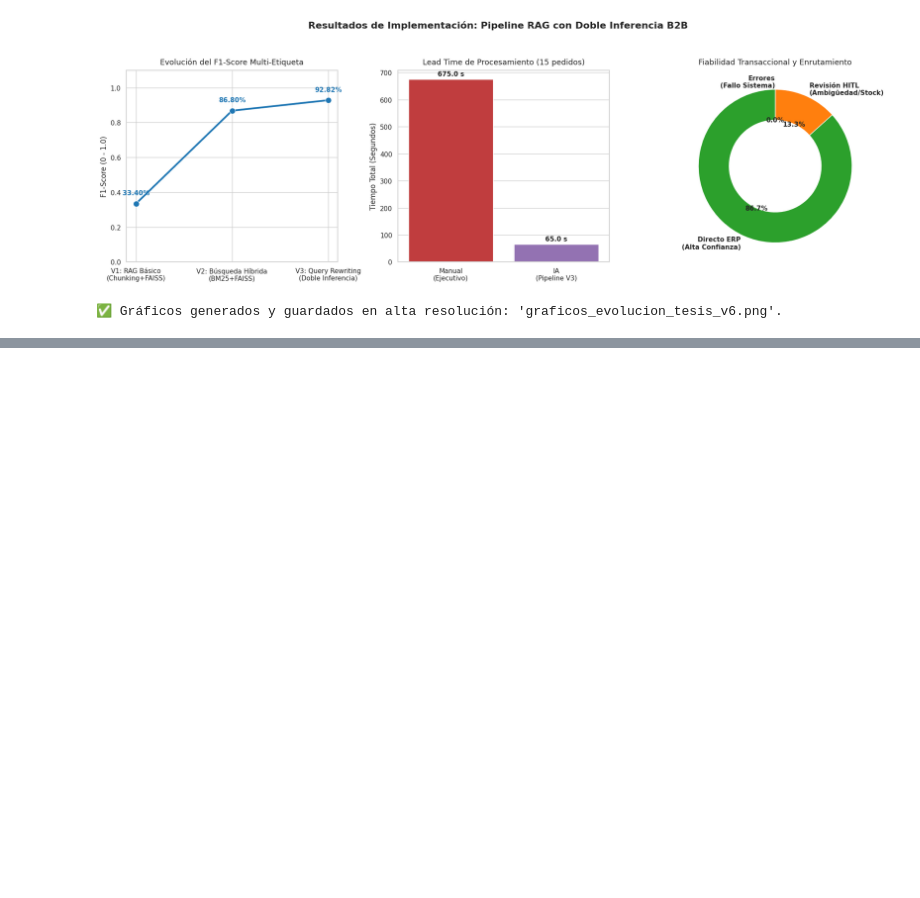
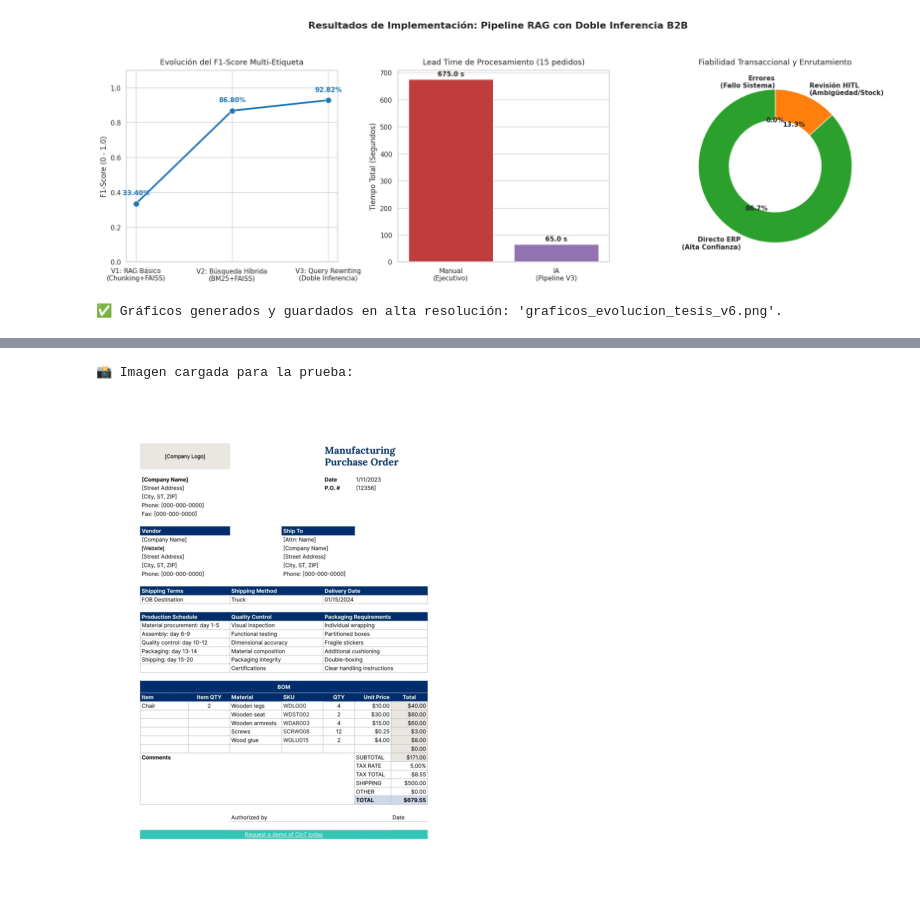
Before and after one commit to viejomatius/pedidos_ia_tesis_mia, a Jupyter notebook: main_procesamiento_pedidos_ia.ipynb, the cells around one changed output, grey strips where cells are left out. Cells and saved outputs as stored; diff of their text form; code cells hidden in the pictures; blank space fills up the shorter version.

```diff
--- a/main_procesamiento_pedidos_ia.ipynb
+++ b/main_procesamiento_pedidos_ia.ipynb
@@ -1084,0 +934,77 @@ This share link expires in 1 week. For free permanent hosting and GPU upgrades,
+# %%
+# @title **prueba unitaria modelo de vision vlm y estructura corregids**
+# ==============================================================================
+# PRUEBA UNITARIA: MODELO DE VISIÓN (VLM) ESTRUCTURA CORREGIDA
+# ==============================================================================
+import cv2
+import base64
+import matplotlib.pyplot as plt
+from io import BytesIO
+from PIL import Image
+from langchain_openai import ChatOpenAI
+from langchain_core.messages import HumanMessage
+
+ruta_imagen_prueba = "prueba_orden.jpg"
+
+def test_vision_multimodal(imagen_numpy):
+    try:
+        # Convertir a Base64
+        img_pil = Image.fromarray(imagen_numpy)
+        buffered = BytesIO()
+        img_pil.save(buffered, format="JPEG")
+        img_str = base64.b64encode(buffered.getvalue()).decode("utf-8")
+
+        # Instanciar el modelo de visión
+        llm_vision = ChatOpenAI(model="gpt-4o", temperature=0, max_tokens=800)
+
+        # Estructura estricta exigida por OpenAI
+        mensaje = HumanMessage(
+            content=[
+                {
+                    "type": "text",
+                    "text": "Eres un asistente de logística industrial. Extrae los productos y cantidades de esta orden de compra, factura o nota. IGNORA direcciones, logos, NIT/RUC, firmas y precios. Devuelve EXCLUSIVAMENTE una sola oración continua con este formato exacto: 'cotiza [Cantidad] [Producto con todos sus atributos], [Cantidad] [Producto]'. Si la imagen no es un pedido, responde 'ERROR_VLM'."
+                },
+                {
+                    "type": "image_url",
+                    "image_url": {"url": f"embedded-picture"}
+                }
+            ]
+        )
+
+        respuesta = llm_vision.invoke([mensaje])
+        return respuesta.content.strip()
+    except Exception as e:
+        return f"Error en VLM: {e}"
+
+# ------------------------------------------------------------------------------
+# EJECUCIÓN DE LA PRUEBA
+# ------------------------------------------------------------------------------
+try:
+    img_bgr = cv2.imread(ruta_imagen_prueba)
+
+    if img_bgr is not None:
+        img_rgb = cv2.cvtColor(img_bgr, cv2.COLOR_BGR2RGB)
+
+        print("📸 Imagen cargada para la prueba:")
+        plt.figure(figsize=(6, 6))
+        plt.imshow(img_rgb)
+        plt.axis('off')
+        plt.show()
+
+        print("\n🧠 Enviando imagen a GPT-4o Vision. Analizando estructura tabular...")
+        resultado_vlm = test_vision_multimodal(img_rgb)
+
+        print("\n" + "="*70)
+        print("📝 RESULTADO CRUDO DEL VLM (Lo que recibirá el Pipeline RAG):")
+        print("="*70)
+        print(f"👉 {resultado_vlm}")
+        print("="*70)
+
+    else:
+        print(f"❌ Error: No se pudo cargar la imagen '{ruta_imagen_prueba}'.")
+
+except Exception as e:
+    print(f"❌ Error en la ejecución: {e}")
+# %% [output]
+📸 Imagen cargada para la prueba:
+[figure, added]
```
Also changed, not shown: parts of 6 cells of this notebook.
